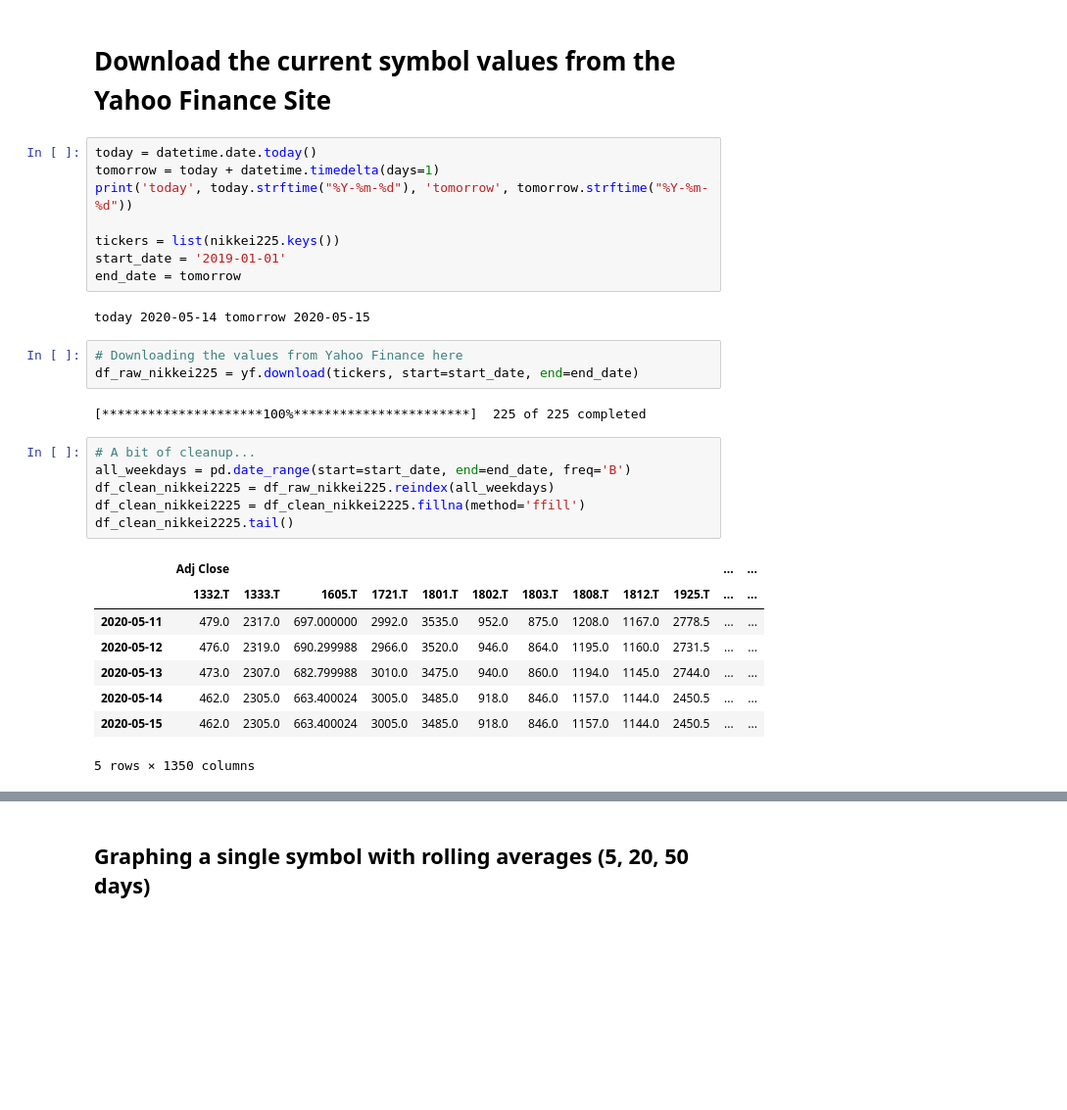
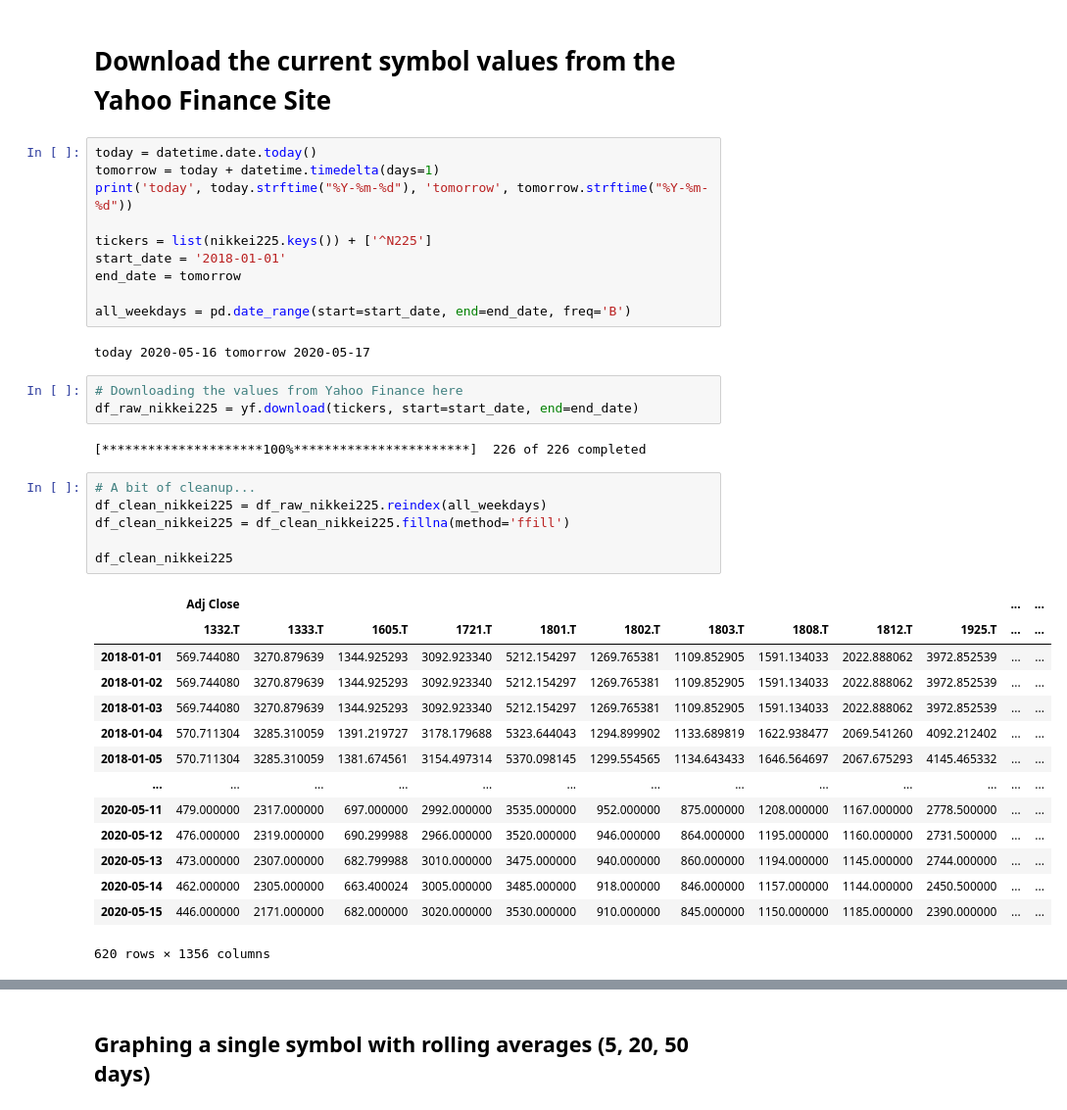
Before and after one commit to cerebraljam/rnn_lstm_nikkei225_predictions, a Jupyter notebook: tse_lstm_predictions.ipynb, the cells around one changed output, grey strips where cells are left out. Shown at 98% size. Saved outputs shown, nothing was run; the diff lists cells and outputs as text; blank space fills up the shorter version.

```diff
--- a/tse_lstm_predictions.ipynb
+++ b/tse_lstm_predictions.ipynb
@@ -160,30 +160,38 @@ today = datetime.date.today()
 tomorrow = today + datetime.timedelta(days=1)
 print('today', today.strftime("%Y-%m-%d"), 'tomorrow', tomorrow.strftime("%Y-%m-%d"))
 
-tickers = list(nikkei225.keys())
-start_date = '2019-01-01'
+tickers = list(nikkei225.keys()) + ['^N225']
+start_date = '2018-01-01'
 end_date = tomorrow
+
+all_weekdays = pd.date_range(start=start_date, end=end_date, freq='B')
 # %% [output]
-today 2020-05-14 tomorrow 2020-05-15
+today 2020-05-16 tomorrow 2020-05-17
 # %%
 # Downloading the values from Yahoo Finance here
 df_raw_nikkei225 = yf.download(tickers, start=start_date, end=end_date)
 # %% [output]
-[*********************100%***********************]  225 of 225 completed
+[*********************100%***********************]  226 of 226 completed
 # %%
 # A bit of cleanup...
-all_weekdays = pd.date_range(start=start_date, end=end_date, freq='B')
-df_clean_nikkei2225 = df_raw_nikkei225.reindex(all_weekdays)
-df_clean_nikkei2225 = df_clean_nikkei2225.fillna(method='ffill')
-df_clean_nikkei2225.tail()
+df_clean_nikkei225 = df_raw_nikkei225.reindex(all_weekdays)
+df_clean_nikkei225 = df_clean_nikkei225.fillna(method='ffill')
+
+df_clean_nikkei225
 # %% [output]
 |  | Adj Close |  |  |  |  |  |  |  |  |  | ... | ... |
 |  | 1332.T | 1333.T | 1605.T | 1721.T | 1801.T | 1802.T | 1803.T | 1808.T | 1812.T | 1925.T | ... | ... |
-| 2020-05-11 | 479.0 | 2317.0 | 697.000000 | 2992.0 | 3535.0 | 952.0 | 875.0 | 1208.0 | 1167.0 | 2778.5 | ... | ... |
-| 2020-05-12 | 476.0 | 2319.0 | 690.299988 | 2966.0 | 3520.0 | 946.0 | 864.0 | 1195.0 | 1160.0 | 2731.5 | ... | ... |
-| 2020-05-13 | 473.0 | 2307.0 | 682.799988 | 3010.0 | 3475.0 | 940.0 | 860.0 | 1194.0 | 1145.0 | 2744.0 | ... | ... |
-| 2020-05-14 | 462.0 | 2305.0 | 663.400024 | 3005.0 | 3485.0 | 918.0 | 846.0 | 1157.0 | 1144.0 | 2450.5 | ... | ... |
-| 2020-05-15 | 462.0 | 2305.0 | 663.400024 | 3005.0 | 3485.0 | 918.0 | 846.0 | 1157.0 | 1144.0 | 2450.5 | ... | ... |
+| 2018-01-01 | 569.744080 | 3270.879639 | 1344.925293 | 3092.923340 | 5212.154297 | 1269.765381 | 1109.852905 | 1591.134033 | 2022.888062 | 3972.852539 | ... | ... |
+| 2018-01-02 | 569.744080 | 3270.879639 | 1344.925293 | 3092.923340 | 5212.154297 | 1269.765381 | 1109.852905 | 1591.134033 | 2022.888062 | 3972.852539 | ... | ... |
+| 2018-01-03 | 569.744080 | 3270.879639 | 1344.925293 | 3092.923340 | 5212.154297 | 1269.765381 | 1109.852905 | 1591.134033 | 2022.888062 | 3972.852539 | ... | ... |
+| 2018-01-04 | 570.711304 | 3285.310059 | 1391.219727 | 3178.179688 | 5323.644043 | 1294.899902 | 1133.689819 | 1622.938477 | 2069.541260 | 4092.212402 | ... | ... |
+| 2018-01-05 | 570.711304 | 3285.310059 | 1381.674561 | 3154.497314 | 5370.098145 | 1299.554565 | 1134.643433 | 1646.564697 | 2067.675293 | 4145.465332 | ... | ... |
+| ... | ... | ... | ... | ... | ... | ... | ... | ... | ... | ... | ... | ... |
+| 2020-05-11 | 479.000000 | 2317.000000 | 697.000000 | 2992.000000 | 3535.000000 | 952.000000 | 875.000000 | 1208.000000 | 1167.000000 | 2778.500000 | ... | ... |
+| 2020-05-12 | 476.000000 | 2319.000000 | 690.299988 | 2966.000000 | 3520.000000 | 946.000000 | 864.000000 | 1195.000000 | 1160.000000 | 2731.500000 | ... | ... |
+| 2020-05-13 | 473.000000 | 2307.000000 | 682.799988 | 3010.000000 | 3475.000000 | 940.000000 | 860.000000 | 1194.000000 | 1145.000000 | 2744.000000 | ... | ... |
+| 2020-05-14 | 462.000000 | 2305.000000 | 663.400024 | 3005.000000 | 3485.000000 | 918.000000 | 846.000000 | 1157.000000 | 1144.000000 | 2450.500000 | ... | ... |
+| 2020-05-15 | 446.000000 | 2171.000000 | 682.000000 | 3020.000000 | 3530.000000 | 910.000000 | 845.000000 | 1150.000000 | 1185.000000 | 2390.000000 | ... | ... |
-5 rows × 1350 columns
+620 rows × 1356 columns
 # %%
 # keeping a dataframe with just the close values
```
Also changed, not shown: parts of 14 cells of this notebook.
